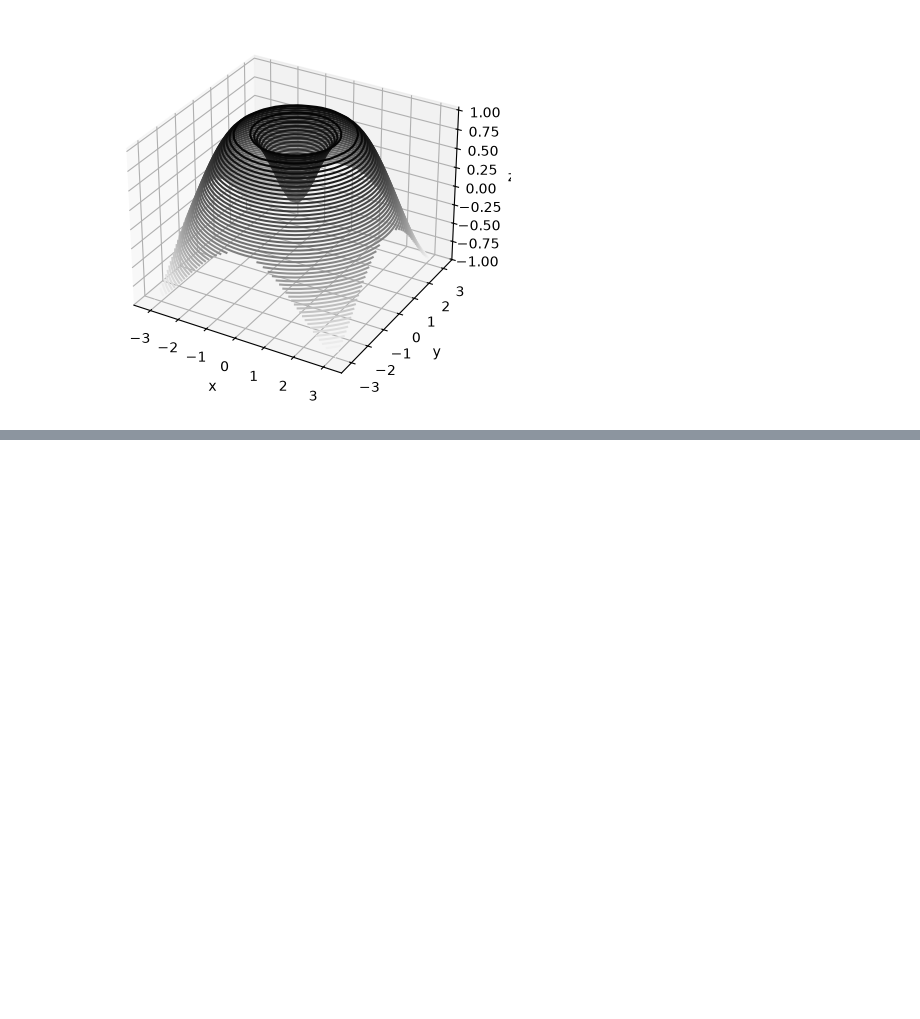
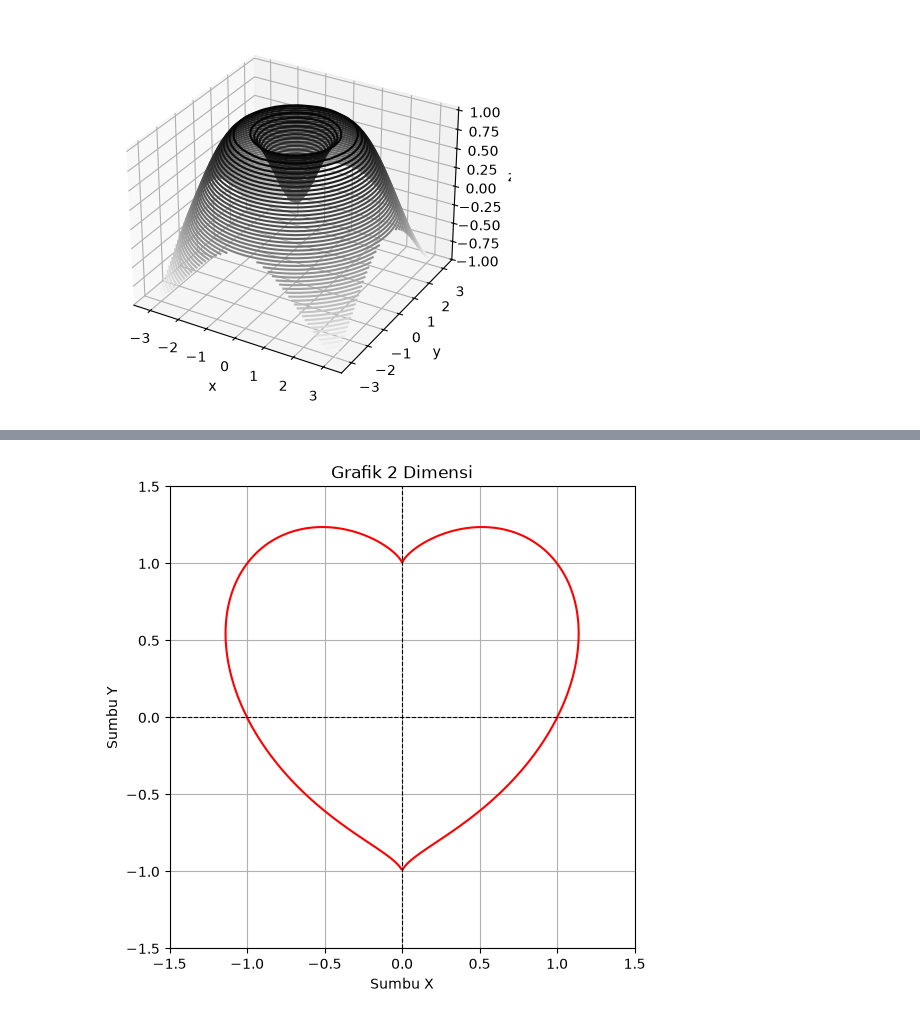
Before and after one commit to nggismjtk/certan, a Jupyter notebook: test.ipynb, the cells around one changed output, grey strips where cells are left out. Cells and saved outputs as stored; diff of their text form; code cells hidden in the pictures; blank space fills up the shorter version.

```diff
--- a/test.ipynb
+++ b/test.ipynb
@@ -712,0 +743,26 @@ ax.set_zlabel('z');
+# %%
+import numpy as np
+import matplotlib.pyplot as plt
+
+# Menentukan rentang x dan y
+x = np.linspace(-1.5, 1.5, 500)
+y = np.linspace(-1.5, 1.5, 500)
+X, Y = np.meshgrid(x, y)
+
+# Persamaan implicit 2D
+Z = X**6 + 3*X**4*Y**2 - 3*X**4 + 3*X**2*Y**4 - X**2*Y**3 - 6*X**2*Y**2 + 3*X**2 + Y**6 - 3*Y**4 + 3*Y**2 - 1
+
+# Plotting grafik 2D
+plt.figure(figsize=(6, 6))
+plt.contour(X, Y, Z, [0], colors='red')
+
+plt.title('Grafik 2 Dimensi')
+plt.xlabel('Sumbu X')
+plt.ylabel('Sumbu Y')
+plt.grid(True)
+plt.axhline(0, color='black', linewidth=0.8, linestyle='--')
+plt.axvline(0, color='black', linewidth=0.8, linestyle='--')
+
+plt.show()
+# %% [output]
+[figure, added]
```
Also changed, not shown: parts of 2 cells of this notebook.
